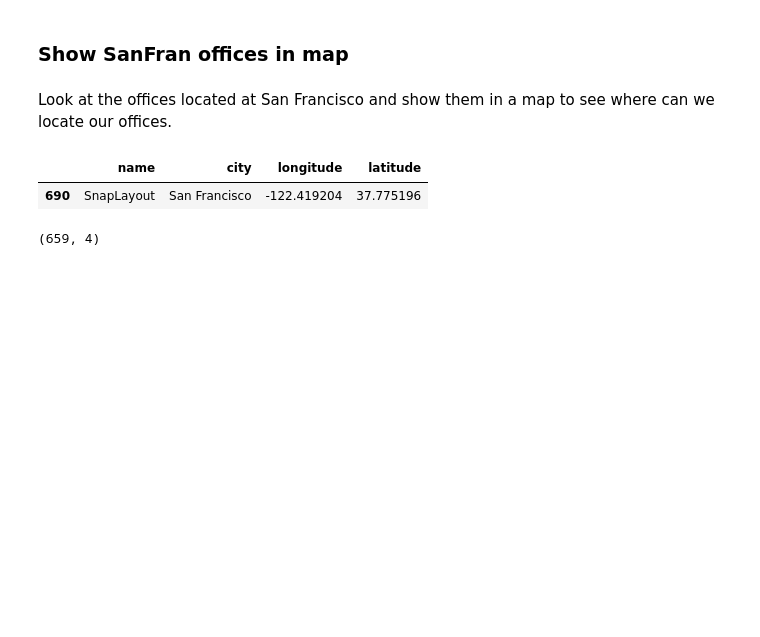
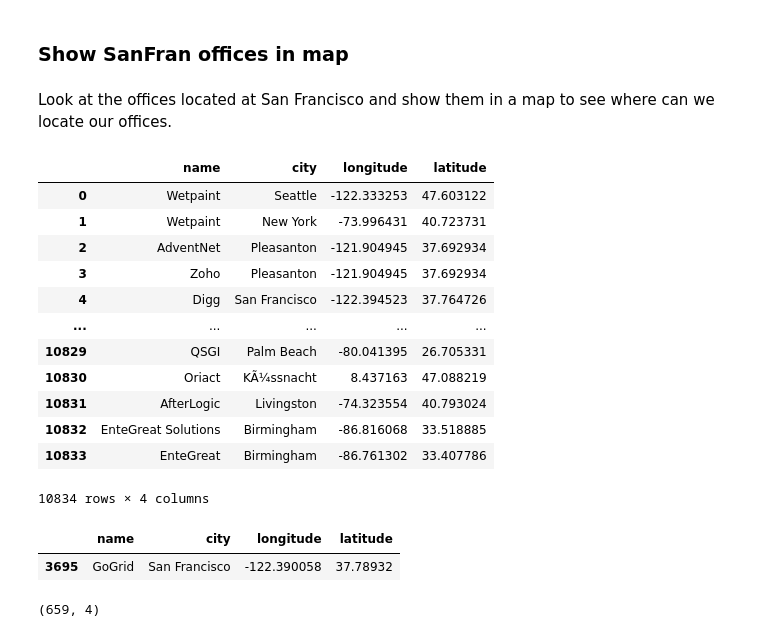
Before and after one commit to litosmunoz/Exploring-San-Francisco, a Jupyter notebook: output/main.ipynb, the cells around one changed output. Saved outputs shown, nothing was run; the diff lists cells and outputs as text; code cells hidden in the pictures; blank space fills up the shorter version.

```diff
--- a/output/main.ipynb
+++ b/output/main.ipynb
@@ -174,17 +188,37 @@ o.create_index([("geojson", "2dsphere")])
 Look at the offices located at San Francisco and show them in a map to see where can we locate our offices.
 # %%
 # importing data from Mongo into a pandas df
-total_offices_worldwide = pd.DataFrame(list(o.find()))
-total_offices_worldwide = total_offices_worldwide[['name', 'offices', 'geojson']]
+# concatenate and clean the dataframe to have only a column for name, city, long and lat
+def total_offices_worldwide():
+    total_offices_worldwide = pd.DataFrame(list(o.find()))
+    total_offices_worldwide = total_offices_worldwide[['name', 'offices', 'geojson']]
+    total_offices_worldwide = pd.concat([total_offices_worldwide, total_offices_worldwide['offices'].apply(pd.Series)], axis=1).reset_index(drop=True)
+    total_offices_worldwide = total_offices_worldwide[['name', 'city', 'longitude', 'latitude']]
+    return total_offices_worldwide
+
+total_offices = total_offices_worldwide()
+total_offices
+# %% [output]
+|  | name | city | longitude | latitude |
+| 0 | Wetpaint | Seattle | -122.333253 | 47.603122 |
+| 1 | Wetpaint | New York | -73.996431 | 40.723731 |
+| 2 | AdventNet | Pleasanton | -121.904945 | 37.692934 |
+| 3 | Zoho | Pleasanton | -121.904945 | 37.692934 |
+| 4 | Digg | San Francisco | -122.394523 | 37.764726 |
+| ... | ... | ... | ... | ... |
+| 10829 | QSGI | Palm Beach | -80.041395 | 26.705331 |
+| 10830 | Oriact | KÃ¼ssnacht | 8.437163 | 47.088219 |
+| 10831 | AfterLogic | Livingston | -74.323554 | 40.793024 |
+| 10832 | EnteGreat Solutions | Birmingham | -86.816068 | 33.518885 |
+| 10833 | EnteGreat | Birmingham | -86.761302 | 33.407786 |
+10834 rows × 4 columns
-# %%
-# concatenate and clean the dataframe to have only a column for name, city, long and lat
-total_offices_worldwide = pd.concat([total_offices_worldwide, total_offices_worldwide['offices'].apply(pd.Series)], axis=1).reset_index(drop=True)
-total_offices_worldwide = total_offices_worldwide[['name', 'city', 'longitude', 'latitude']]
-total_offices_SF = total_offices_worldwide[total_offices_worldwide['city'] == 'San Francisco']
-total_offices_SF.sample()
-# %% [output]
-|  | name | city | longitude | latitude |
-| 690 | SnapLayout | San Francisco | -122.419204 | 37.775196 |
+# %%
+# San Francisco, name, long and lat
+total_offices_SF = total_offices[total_offices['city'] == 'San Francisco']
+total_offices_SF.sample()
+# %% [output]
+|  | name | city | longitude | latitude |
+| 3695 | GoGrid | San Francisco | -122.390058 | 37.78932 |
 # %%
 #Check rows
 total_offices_SF.shape
```
Also changed, not shown: parts of 13 cells of this notebook, 2 other files.
